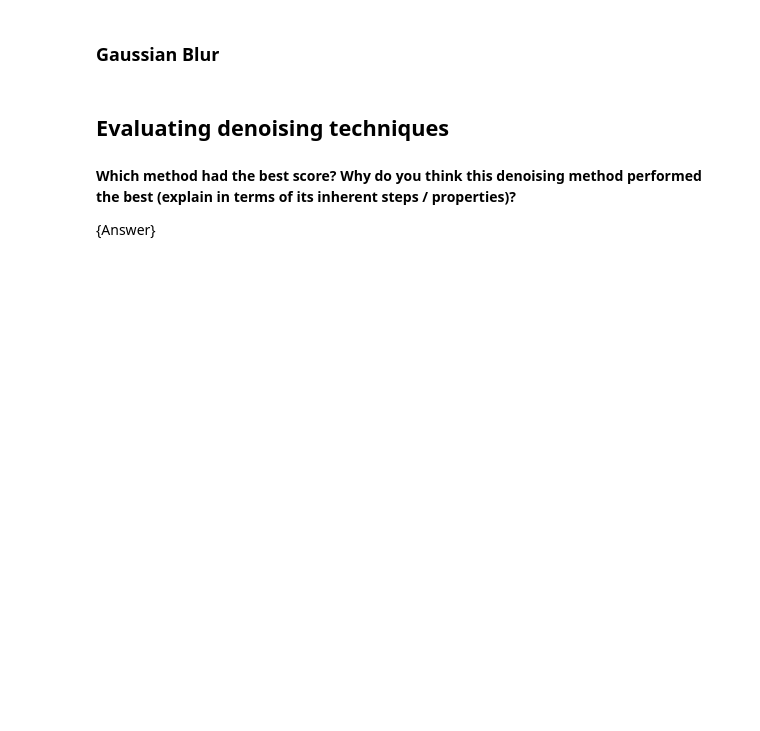
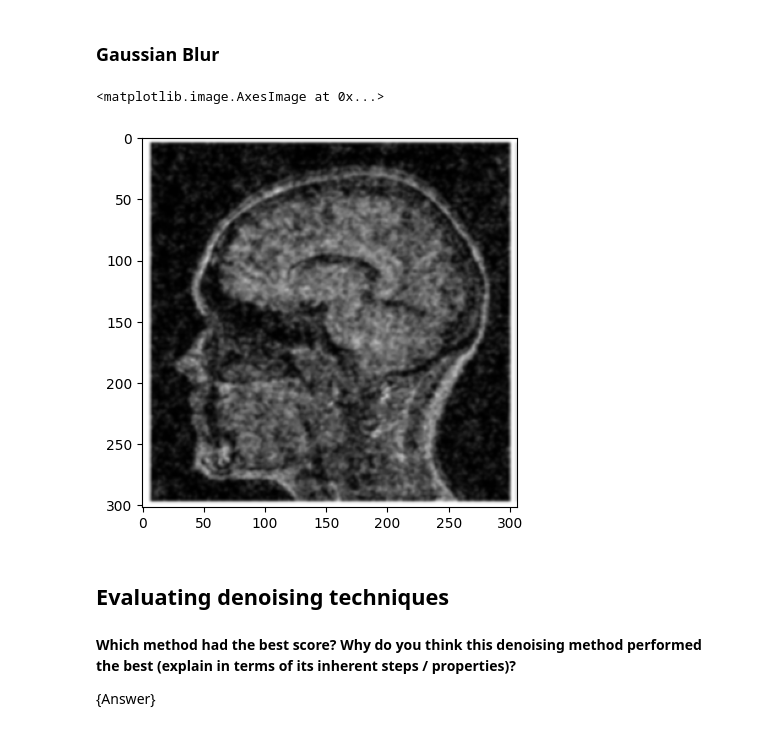
Before and after one commit to iscs30-65-biomedical-ai/submissions, a Jupyter notebook: 1-classical-denoising.ipynb, the cells around one changed output. Drawn from its saved outputs; the diff is of its cells as text; code cells hidden in the pictures; blank space fills up the shorter version.

```diff
--- a/1-classical-denoising.ipynb
+++ b/1-classical-denoising.ipynb
@@ -46,4 +55,12 @@ error: OpenCV(4.9.0) :-1: error: (-5:Bad argument) in function 'blur'
 # %% [markdown]
 ### Gaussian Blur
+# %%
+kernel_size = [5, 5]
+std_dev = 0 #passing 0 will make function auto compute std dev
+gauss_blur = cv.GaussianBlur(img,kernel_size,std_dev)
+pyplot.imshow(gauss_blur)
+# %% [output]
+<matplotlib.image.AxesImage at 0x...>
+[figure, added]
 # %% [markdown]
 ## Evaluating denoising techniques
```
Also changed, not shown: parts of 3 cells of this notebook.
